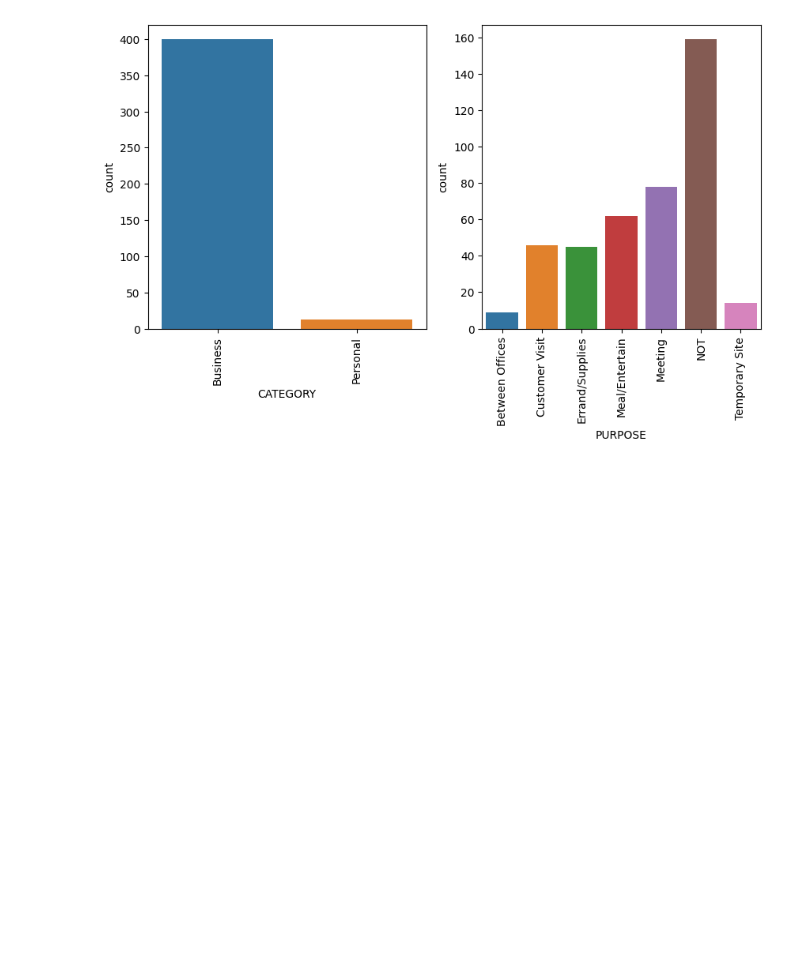
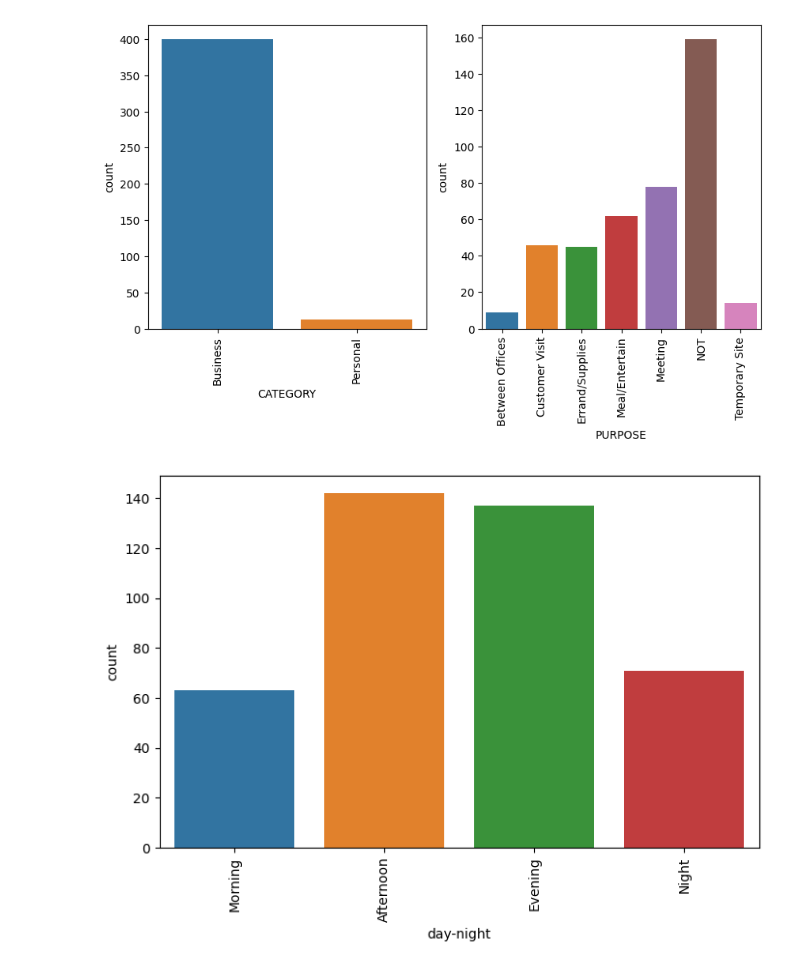
Before and after one commit to santr4/ml_projects, a Jupyter notebook: Uber Rides Data Analysis /Uber_Ride_Data_Analysis.ipynb, the cells around one changed output. Cells and saved outputs as stored; diff of their text form; code cells hidden in the pictures; blank space fills up the shorter version.

Commit message:
visulatization of count in different time slots

```diff
--- a/Uber Rides Data Analysis /Uber_Ride_Data_Analysis.ipynb
+++ b/Uber Rides Data Analysis /Uber_Ride_Data_Analysis.ipynb
@@ -165,3 +165,15 @@ plt.xticks(rotation=90)
 plt.show()
 # %% [output]
 [figure]
+# %%
+# let's do the same for time column.
+
+df['day-night'] = df['day-night'].astype('category')
+
+plt.figure(figsize=(8,5))
+sns.countplot(data=df,x='day-night')
+plt.xticks(rotation=90)
+
+plt.show()
+# %% [output]
+[figure, added]
```
